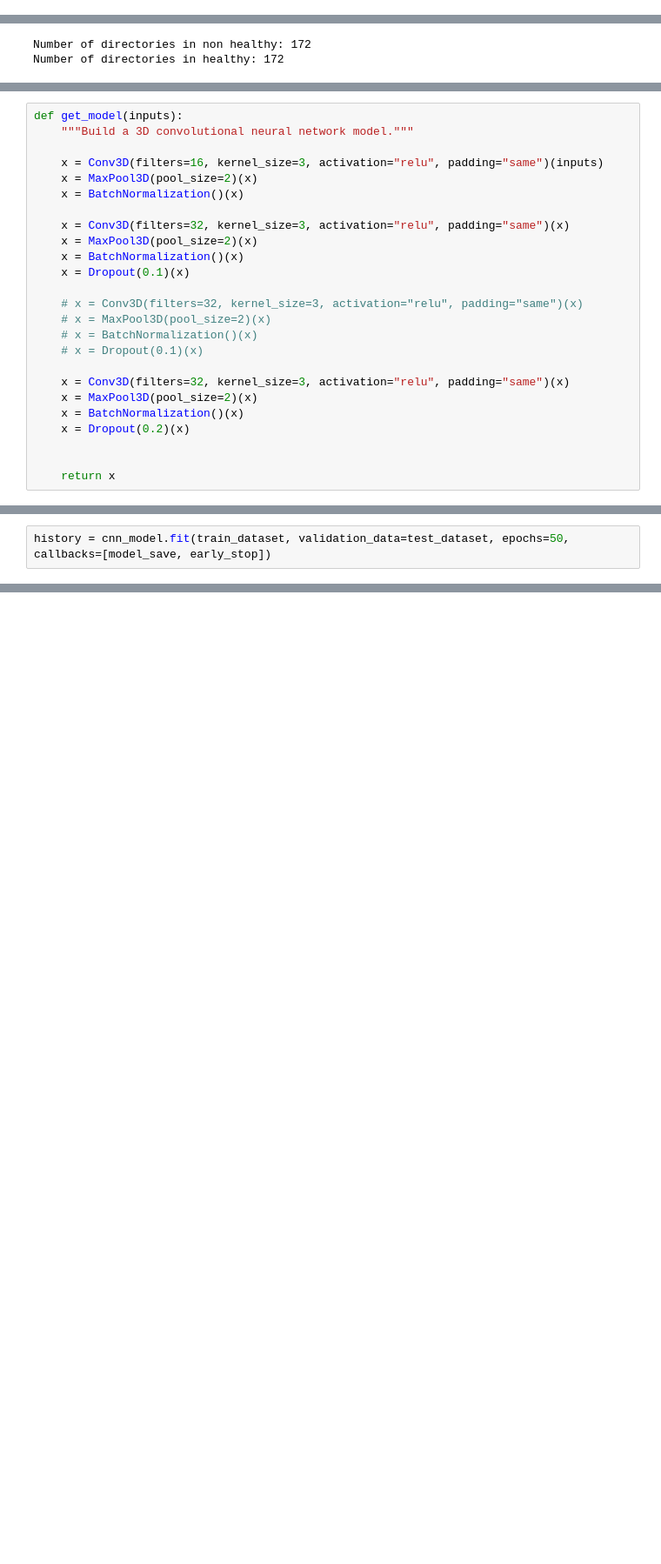
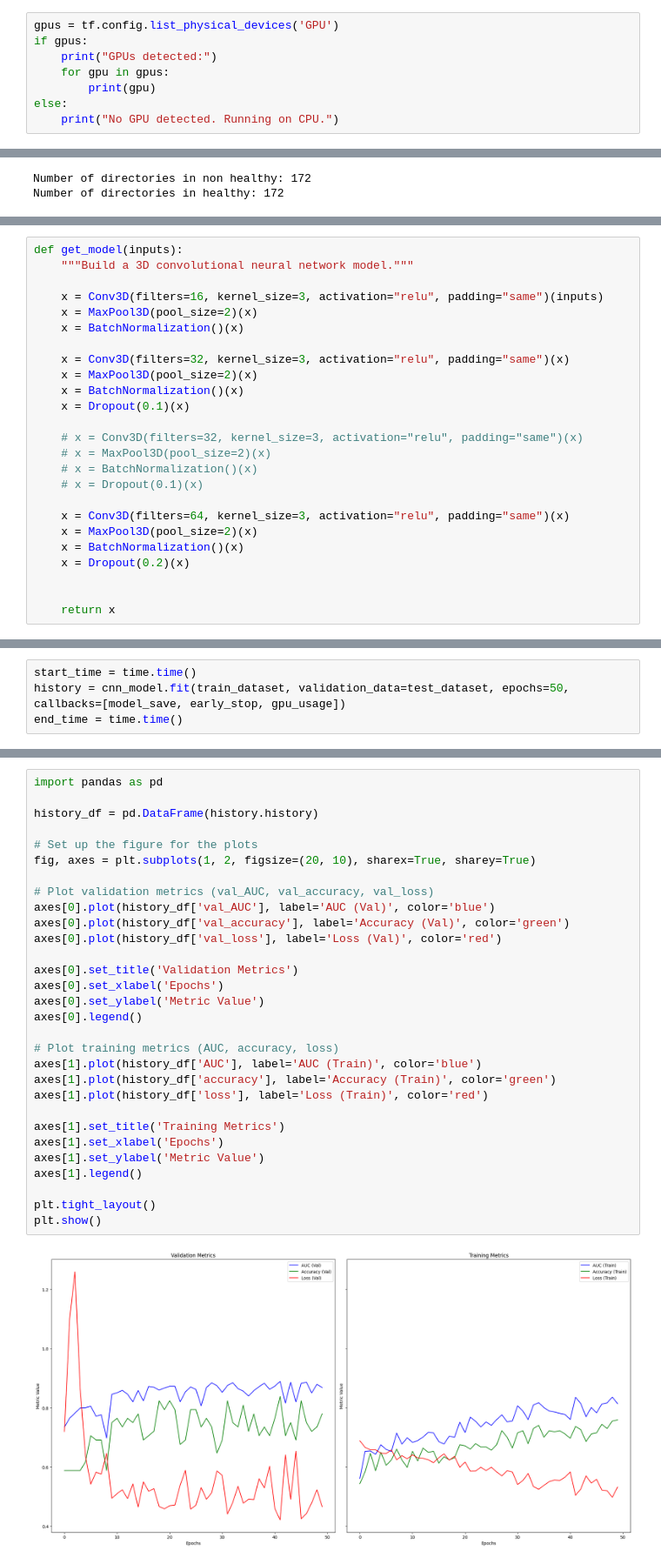
Before and after one commit to MaximNadd/Research, a Jupyter notebook: Experiment_1/multi-view-research-1.ipynb, the cells around one changed output, grey strips where cells are left out. Shown at 87% size. Cells and saved outputs as stored; diff of their text form; blank space fills up the shorter version.

Commit message:
fininshed training now gathering memory and model metrics

```diff
--- a/Experiment_1/multi-view-research-1.ipynb
+++ b/Experiment_1/multi-view-research-1.ipynb
@@ -28,3 +30,11 @@ path = kagglehub.dataset_download("maximnaddaf/ct-multi-modal-dataset")
 print("Path to dataset files:", path)
 # %% [output]
 Path to dataset files: /kaggle/input/
+# %%
+gpus = tf.config.list_physical_devices('GPU')
+if gpus:
+    print("GPUs detected:")
+    for gpu in gpus:
+        print(gpu)
+else:
+    print("No GPU detected. Running on CPU.")
@@ -219,7 +253,7 @@ def get_model(inputs):
     # x = BatchNormalization()(x)
     # x = Dropout(0.1)(x)
 
-    x = Conv3D(filters=32, kernel_size=3, activation="relu", padding="same")(x)
+    x = Conv3D(filters=64, kernel_size=3, activation="relu", padding="same")(x)
     x = MaxPool3D(pool_size=2)(x)
     x = BatchNormalization()(x)
     x = Dropout(0.2)(x)
@@ -275,2 +356,4 @@ cnn_model.summary()
 # %%
-history = cnn_model.fit(train_dataset, validation_data=test_dataset, epochs=50, callbacks=[model_save, early_stop])
+start_time = time.time()
+history = cnn_model.fit(train_dataset, validation_data=test_dataset, epochs=50, callbacks=[model_save, early_stop, gpu_usage])
+end_time = time.time()
@@ -281,0 +384,32 @@ cnn_model_improved = load_model('/kaggle/working/3d_image_classification.keras')
+# %%
+import pandas as pd
+
+history_df = pd.DataFrame(history.history)
+
+# Set up the figure for the plots
+fig, axes = plt.subplots(1, 2, figsize=(20, 10), sharex=True, sharey=True)
+
+# Plot validation metrics (val_AUC, val_accuracy, val_loss)
+axes[0].plot(history_df['val_AUC'], label='AUC (Val)', color='blue')
+axes[0].plot(history_df['val_accuracy'], label='Accuracy (Val)', color='green')
+axes[0].plot(history_df['val_loss'], label='Loss (Val)', color='red')
+
+axes[0].set_title('Validation Metrics')
+axes[0].set_xlabel('Epochs')
+axes[0].set_ylabel('Metric Value')
+axes[0].legend()
+
+# Plot training metrics (AUC, accuracy, loss)
+axes[1].plot(history_df['AUC'], label='AUC (Train)', color='blue')
+axes[1].plot(history_df['accuracy'], label='Accuracy (Train)', color='green')
+axes[1].plot(history_df['loss'], label='Loss (Train)', color='red')
+
+axes[1].set_title('Training Metrics')
+axes[1].set_xlabel('Epochs')
+axes[1].set_ylabel('Metric Value')
+axes[1].legend()
+
+plt.tight_layout()
+plt.show()
+# %% [output]
+[figure, added]
```
Also changed, not shown: parts of 13 cells of this notebook.
